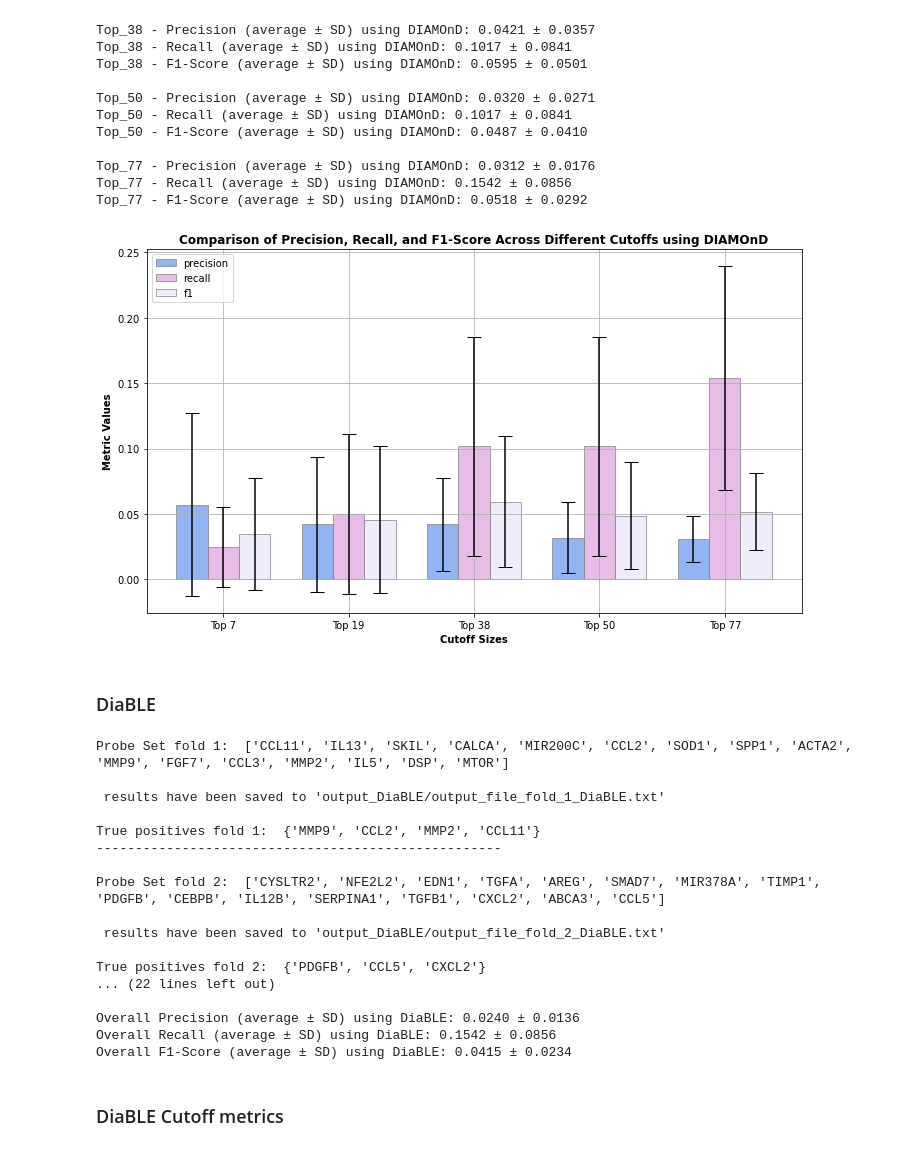
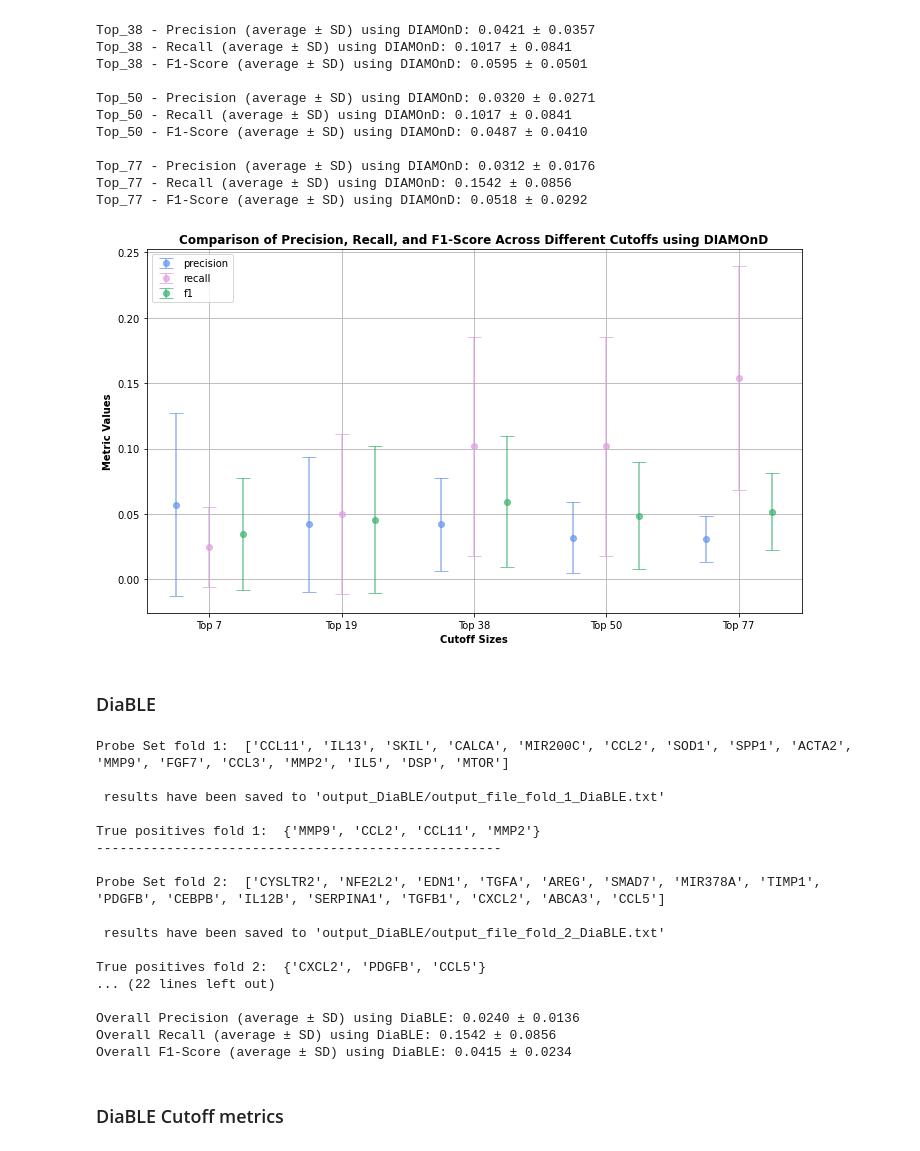
Before and after one commit to maryyyyna/Bioinformatics-and-Network-Medicine, a Jupyter notebook: main.ipynb, the cells around one changed output. Cells and saved outputs as stored; diff of their text form; code cells hidden in the pictures.

```diff
--- a/main.ipynb
+++ b/main.ipynb
@@ -567,17 +568,16 @@ def plot_all_metrics(metrics_dict, sizes, metric_colors, algo):
     r2 = [x + bar_width for x in r1]
     r3 = [x + bar_width for x in r2]
 
-
     for metric_name, color in metric_colors.items():
         averages = [np.mean(metrics_dict[size][metric_name]) for size in sizes]
         std_devs = [np.std(metrics_dict[size][metric_name]) for size in sizes]
 
         if metric_name == 'precision':
-            plt.bar(r1, averages, color=color, width=bar_width, edgecolor='grey', yerr=std_devs, capsize=7, label=metric_name, alpha=0.7)
+            plt.errorbar(r1, averages, yerr=std_devs, fmt='o', color=color, label=metric_name, capsize=7, alpha=0.7)
         elif metric_name == 'recall':
-            plt.bar(r2, averages, color=color, width=bar_width, edgecolor='grey', yerr=std_devs, capsize=7, label=metric_name, alpha=0.7)
+            plt.errorbar(r2, averages, yerr=std_devs, fmt='o', color=color, label=metric_name, capsize=7, alpha=0.7)
         else:
-            plt.bar(r3, averages, color=color, width=bar_width, edgecolor='grey', yerr=std_devs, capsize=7, label=metric_name, alpha=0.7)
+            plt.errorbar(r3, averages, yerr=std_devs, fmt='o', color=color, label=metric_name, capsize=7, alpha=0.7)
 
     plt.xticks([r + bar_width for r in range(len(sizes))], [f"Top {size}" for size in sizes])
     plt.ylabel('Metric Values', fontweight='bold')
@@ -588,10 +588,10 @@ def plot_all_metrics(metrics_dict, sizes, metric_colors, algo):
     plt.grid()
     plt.show()
 # %%
-metric_colors = {'precision': 'cornflowerblue', 'recall': (221/255, 160/255, 221/255, 0.8), 'f1': 'lavender'}
+metric_colors = {'precision': 'cornflowerblue', 'recall': (221/255, 160/255, 221/255, 0.8), 'f1': 'mediumseagreen'}
 plot_all_metrics(metrics_diamond, sizes, metric_colors, 'DIAMOnD')
 # %% [output]
-[figure, old version]
+[figure, new version]
 # %% [markdown]
 ### DiaBLE
 # %%
@@ -624,31 +624,31 @@ for n_fold in range(1,6):
     diable_recalls.append(recall)
     diable_f1_scores.append(f1)
 
-avg_diable_precision = np.mean(diable_precisions)
-sd_diable_precision = np.std(diable_precisions)
+overall_avg_diable_precision = np.mean(diable_precisions)
+overall_sd_diable_precision = np.std(diable_precisions)
 
-avg_diable_recall = np.mean(diable_recalls)
-sd_diable_recall = np.std(diable_recalls)
+overall_avg_diable_recall = np.mean(diable_recalls)
+overall_sd_diable_recall = np.std(diable_recalls)
 
-avg_diable_f1 = np.mean(diable_f1_scores)
-sd_diable_f1 = np.std(diable_f1_scores)
+overall_avg_diable_f1 = np.mean(diable_f1_scores)
+overall_sd_diable_f1 = np.std(diable_f1_scores)
 
-print(f"Overall Precision (average ± SD) using DiaBLE: {avg_diable_precision:.4f} ± {sd_diable_precision:.4f}")
-print(f"Overall Recall (average ± SD) using DiaBLE: {avg_diable_recall:.4f} ± {sd_diable_recall:.4f}")
-print(f"Overall F1-Score (average ± SD) using DiaBLE: {avg_diable_f1:.4f} ± {sd_diable_f1:.4f}")
+print(f"Overall Precision (average ± SD) using DiaBLE: {overall_avg_diable_precision:.4f} ± {overall_sd_diable_precision:.4f}")
+print(f"Overall Recall (average ± SD) using DiaBLE: {overall_avg_diable_recall:.4f} ± {overall_sd_diable_recall:.4f}")
+print(f"Overall F1-Score (average ± SD) using DiaBLE: {overall_avg_diable_f1:.4f} ± {overall_sd_diable_f1:.4f}")
 # %% [output]
 Probe Set fold 1:  ['CCL11', 'IL13', 'SKIL', 'CALCA', 'MIR200C', 'CCL2', 'SOD1', 'SPP1', 'ACTA2', 'MMP9', 'FGF7', 'CCL3', 'MMP2', 'IL5', 'DSP', 'MTOR']
 
  results have been saved to 'output_DiaBLE/output_file_fold_1_DiaBLE.txt'
 
-True positives fold 1:  {'MMP9', 'CCL2', 'MMP2', 'CCL11'}
+True positives fold 1:  {'MMP9', 'CCL2', 'CCL11', 'MMP2'}
 ----------------------------------------------------
 
 Probe Set fold 2:  ['CYSLTR2', 'NFE2L2', 'EDN1', 'TGFA', 'AREG', 'SMAD7', 'MIR378A', 'TIMP1', 'PDGFB', 'CEBPB', 'IL12B', 'SERPINA1', 'TGFB1', 'CXCL2', 'ABCA3', 'CCL5']
 
  results have been saved to 'output_DiaBLE/output_file_fold_2_DiaBLE.txt'
 
-True positives fold 2:  {'PDGFB', 'CCL5', 'CXCL2'}
+True positives fold 2:  {'CXCL2', 'PDGFB', 'CCL5'}
 ... (22 lines left out)
 
 Overall Precision (average ± SD) using DiaBLE: 0.0240 ± 0.0136
```
Also changed, not shown: parts of 23 cells of this notebook.
